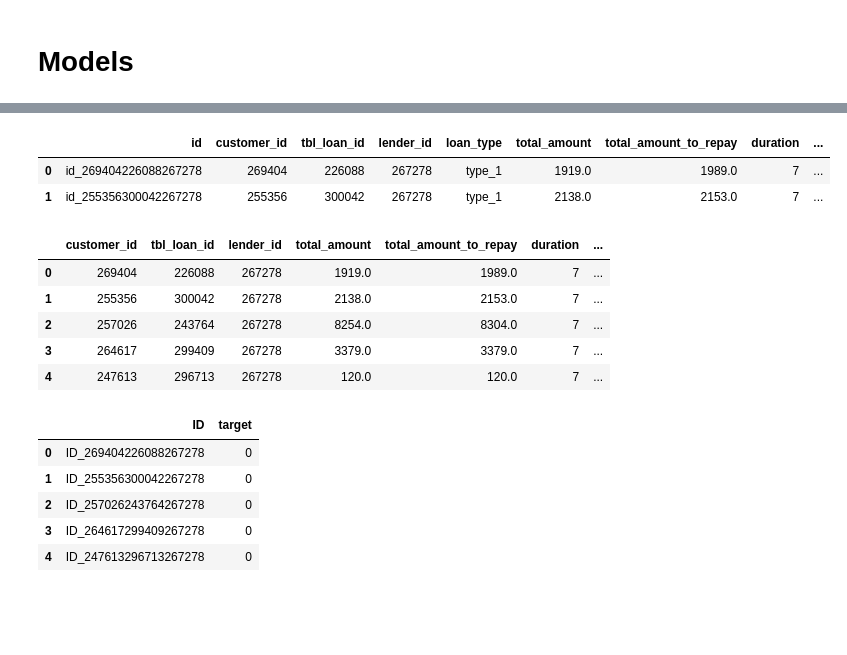
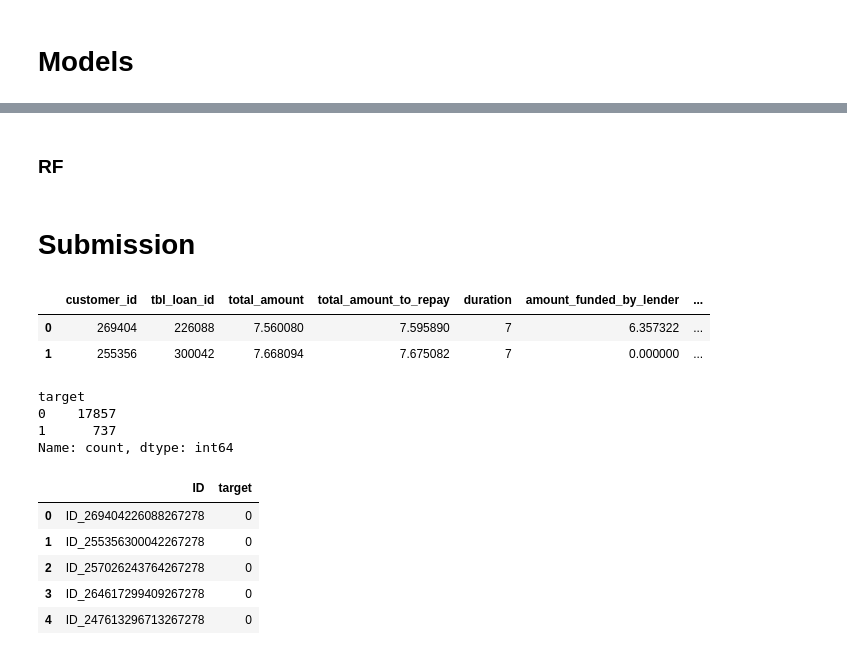
Before and after one commit to kibambe-0167/zindi-african-credit-score, a Jupyter notebook: app.ipynb, the cells around one changed output, grey strips where cells are left out. Cells and saved outputs as stored; diff of their text form; code cells hidden in the pictures; blank space fills up the shorter version.

Commit message:
best model currently

```diff
--- a/app.ipynb
+++ b/app.ipynb
@@ -153,5 +241,6 @@ LABEL_ENCODERS = dict()
 for column_name in df[['loan_type', 'new_versus_repeat']]:
   le = LabelEncoder()
   df[f"{column_name}_cat"] = le.fit_transform(df[column_name])
+  test_df[f"{column_name}_cat"] = le.fit_transform(test_df[column_name])
   LABEL_ENCODERS[column_name] = le
 # %%
@@ -165,0 +272,11 @@ df.head()
+# %%
+# outliers
+colName = 'disbursement_date_year'
+print("train data:",df[colName].min(), df[colName].mean(), df[colName].max())
+print("test data:", test_df[colName].min(),test_df[colName].mean(), test_df[colName].max())
+#
+# sns.scatterplot(x=range(len(df)), y='total_amount', data=df)
+# plt.show()
+plt.figure(figsize=(8, 2))
+sns.boxplot(data=df, x=colName)
+plt.show()
@@ -165,0 +287,13 @@ df.head()
+# %%
+# add 1 to handle zero values
+colNames = ['amount_funded_by_lender','total_amount','total_amount_to_repay', 'lender_portion_to_be_repaid']
+for colName in colNames:
+  df[colName] = np.log(df[colName] + 1)
+  #
+  test_df[colName] = np.log(test_df[colName] + 1)
+
+#
+for colName in colNames:
+  print(f"train data [{colName}]:".upper(),df[colName].min(), df[colName].mean(), df[colName].max())
+  print(f"test data [{colName}]:".upper(), test_df[colName].min(),test_df[colName].mean(), test_df[colName].max())
+  print()
@@ -191,5 +350,12 @@ df.head(2)
 # %%
-X = df.drop(columns=['target', 'loan_type', 'new_versus_repeat'])
+X = df.drop(columns=['target', 'loan_type', 'new_versus_repeat',
+                     'lender_id',
+                     'disbursement_date_year',
+                     'lender_portion_funded',
+                    #  'due_date_year',
+                    #  'due_date_day',
+                    #  'disbursement_date_day'
+                     ])
 Y = df['target']
 print(X.shape, Y.shape)
 X.head(2)
@@ -341,0 +751,2 @@ test_df.head(2)
+# %% [markdown]
+### RF
@@ -342,32 +769,30 @@ test_df.head(2)
+# %% [markdown]
+# Submission
 # %%
-test_df = dataCleaning(test_df)
-test_df.head(2)
+test_df[features_for_modelling].head(2)
 # %% [output]
-|  | id | customer_id | tbl_loan_id | lender_id | loan_type | total_amount | total_amount_to_repay | duration | ... |
-| 0 | id_269404226088267278 | 269404 | 226088 | 267278 | type_1 | 1919.0 | 1989.0 | 7 | ... |
-| 1 | id_255356300042267278 | 255356 | 300042 | 267278 | type_1 | 2138.0 | 2153.0 | 7 | ... |
+|  | customer_id | tbl_loan_id | total_amount | total_amount_to_repay | duration | amount_funded_by_lender | ... |
+| 0 | 269404 | 226088 | 7.560080 | 7.595890 | 7 | 6.357322 | ... |
+| 1 | 255356 | 300042 | 7.668094 | 7.675082 | 7 | 0.000000 | ... |
-# %%
-test_df[features_for_modelling].head()
-# %% [output]
-|  | customer_id | tbl_loan_id | lender_id | total_amount | total_amount_to_repay | duration | ... |
-| 0 | 269404 | 226088 | 267278 | 1919.0 | 1989.0 | 7 | ... |
-| 1 | 255356 | 300042 | 267278 | 2138.0 | 2153.0 | 7 | ... |
-| 2 | 257026 | 243764 | 267278 | 8254.0 | 8304.0 | 7 | ... |
-| 3 | 264617 | 299409 | 267278 | 3379.0 | 3379.0 | 7 | ... |
-| 4 | 247613 | 296713 | 267278 | 120.0 | 120.0 | 7 | ... |
 # %%
 # Make predictions on the test dataset
 test_predictions = xgb.predict(test_df[features_for_modelling])
-test_predictions_proba = xgb.predict_proba(test_df[features_for_modelling])[:, 1]
-
+# test_predictions = model.predict(test_df[features_for_modelling])
+# test_predictions_proba = xgb.predict_proba(test_df[features_for_modelling])[:, 1]
+#
 # Save the predictions to a CSV file
 test_df['target'] = test_predictions
 sub =  test_df[['id', 'target']]
 #
 sub = sub.rename(columns={'id': "ID"})
 sub['ID'] = sub['ID'].str.upper()
+print(sub['target'].value_counts())
 sub.head()
 # %% [output]
+target
+0    17857
+1      737
+Name: count, dtype: int64
 |  | ID | target |
 | 0 | ID_269404226088267278 | 0 |
 | 1 | ID_255356300042267278 | 0 |
```
Also changed, not shown: parts of 66 cells of this notebook, 7 other files.
